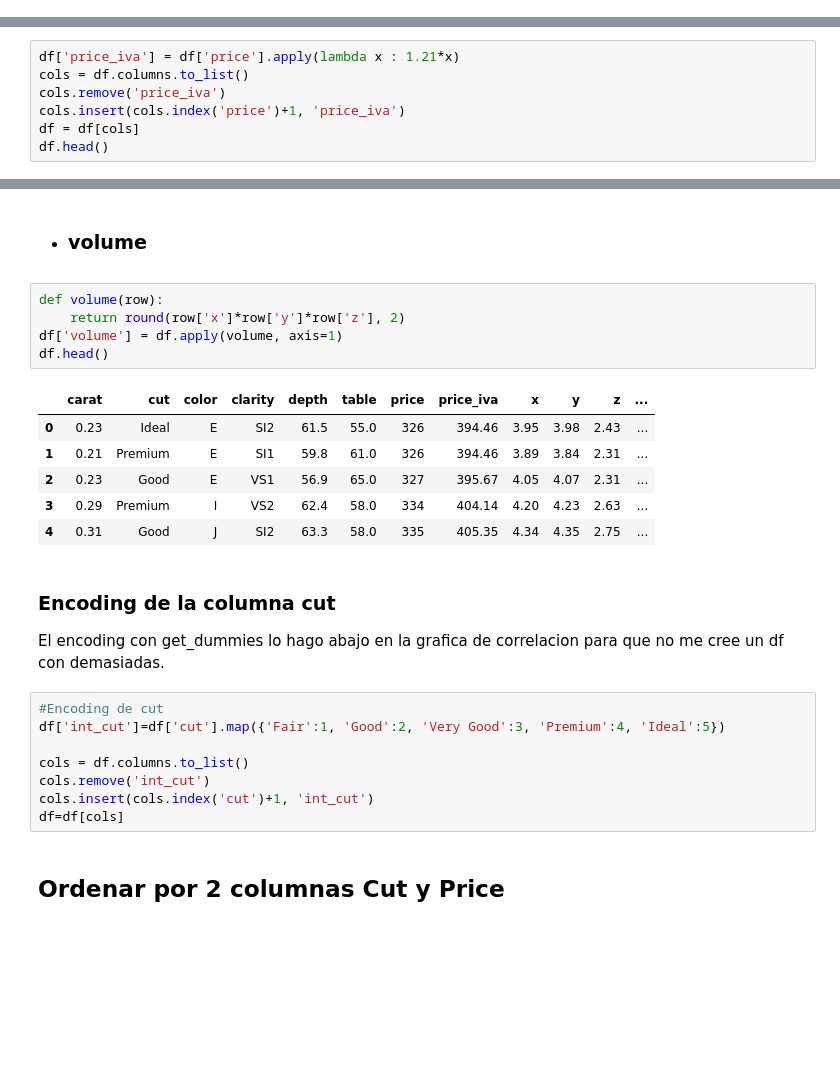
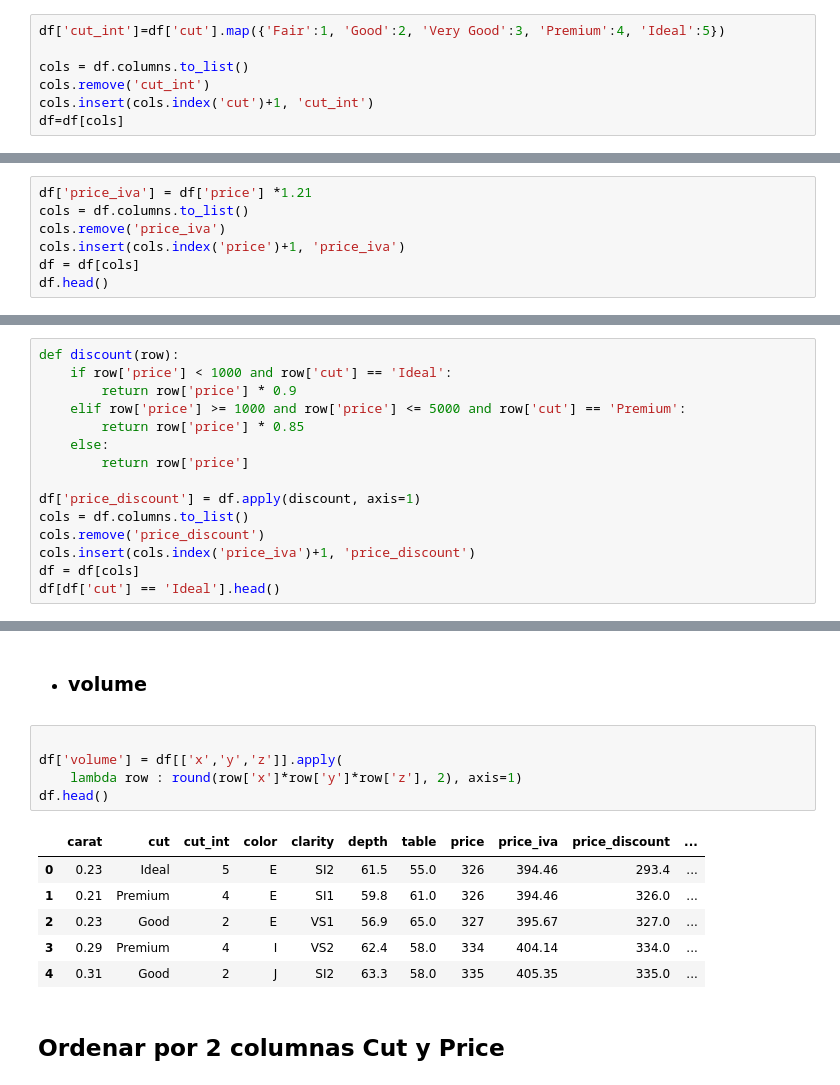
Before and after one commit to promav/PoyectosBootcamp, a Jupyter notebook: Mod3/m3_Pablo_Romero_Avila.ipynb, the cells around one changed output, grey strips where cells are left out. Drawn from its saved outputs; the diff is of its cells as text; blank space fills up the shorter version.

```diff
--- a/Mod3/m3_Pablo_Romero_Avila.ipynb
+++ b/Mod3/m3_Pablo_Romero_Avila.ipynb
@@ -204,0 +212,7 @@ memory usage: 2.6 MB
+# %%
+df['cut_int']=df['cut'].map({'Fair':1, 'Good':2, 'Very Good':3, 'Premium':4, 'Ideal':5})
+
+cols = df.columns.to_list()
+cols.remove('cut_int')
+cols.insert(cols.index('cut')+1, 'cut_int')
+df=df[cols]
@@ -205,7 +221,7 @@ memory usage: 2.6 MB
 # %% [markdown]
 * ### price_iva
 # %%
-df['price_iva'] = df['price'].apply(lambda x : 1.21*x)
+df['price_iva'] = df['price'] *1.21
 cols = df.columns.to_list()
 cols.remove('price_iva')
 cols.insert(cols.index('price')+1, 'price_iva')
@@ -220,0 +239,15 @@ df.head()
+# %%
+def discount(row):
+    if row['price'] < 1000 and row['cut'] == 'Ideal':
+        return row['price'] * 0.9
+    elif row['price'] >= 1000 and row['price'] <= 5000 and row['cut'] == 'Premium':
+        return row['price'] * 0.85
+    else:
+        return row['price']
+
+df['price_discount'] = df.apply(discount, axis=1)
+cols = df.columns.to_list()
+cols.remove('price_discount')
+cols.insert(cols.index('price_iva')+1, 'price_discount')
+df = df[cols]
+df[df['cut'] == 'Ideal'].head()
@@ -221,29 +261,17 @@ df.head()
 # %% [markdown]
 * ### volume
 # %%
-def volume(row):
-    return round(row['x']*row['y']*row['z'], 2)
-df['volume'] = df.apply(volume, axis=1)
+
+df['volume'] = df[['x','y','z']].apply(
+    lambda row : round(row['x']*row['y']*row['z'], 2), axis=1)
 df.head()
 # %% [output]
-|  | carat | cut | color | clarity | depth | table | price | price_iva | x | y | z | ... |
-| 0 | 0.23 | Ideal | E | SI2 | 61.5 | 55.0 | 326 | 394.46 | 3.95 | 3.98 | 2.43 | ... |
-| 1 | 0.21 | Premium | E | SI1 | 59.8 | 61.0 | 326 | 394.46 | 3.89 | 3.84 | 2.31 | ... |
-| 2 | 0.23 | Good | E | VS1 | 56.9 | 65.0 | 327 | 395.67 | 4.05 | 4.07 | 2.31 | ... |
-| 3 | 0.29 | Premium | I | VS2 | 62.4 | 58.0 | 334 | 404.14 | 4.20 | 4.23 | 2.63 | ... |
-| 4 | 0.31 | Good | J | SI2 | 63.3 | 58.0 | 335 | 405.35 | 4.34 | 4.35 | 2.75 | ... |
+|  | carat | cut | cut_int | color | clarity | depth | table | price | price_iva | price_discount | ... |
+| 0 | 0.23 | Ideal | 5 | E | SI2 | 61.5 | 55.0 | 326 | 394.46 | 293.4 | ... |
+| 1 | 0.21 | Premium | 4 | E | SI1 | 59.8 | 61.0 | 326 | 394.46 | 326.0 | ... |
+| 2 | 0.23 | Good | 2 | E | VS1 | 56.9 | 65.0 | 327 | 395.67 | 327.0 | ... |
+| 3 | 0.29 | Premium | 4 | I | VS2 | 62.4 | 58.0 | 334 | 404.14 | 334.0 | ... |
+| 4 | 0.31 | Good | 2 | J | SI2 | 63.3 | 58.0 | 335 | 405.35 | 335.0 | ... |
-# %% [markdown]
-### Encoding de la columna cut
-
-El encoding con get_dummies lo hago abajo en la grafica de correlacion para que no me cree un df con demasiadas.
-# %%
-#Encoding de cut
-df['int_cut']=df['cut'].map({'Fair':1, 'Good':2, 'Very Good':3, 'Premium':4, 'Ideal':5})
-
-cols = df.columns.to_list()
-cols.remove('int_cut')
-cols.insert(cols.index('cut')+1, 'int_cut')
-df=df[cols]
 # %% [markdown]
 ## Ordenar por 2 columnas Cut y Price
 # %%
```
Also changed, not shown: parts of 51 cells of this notebook.
